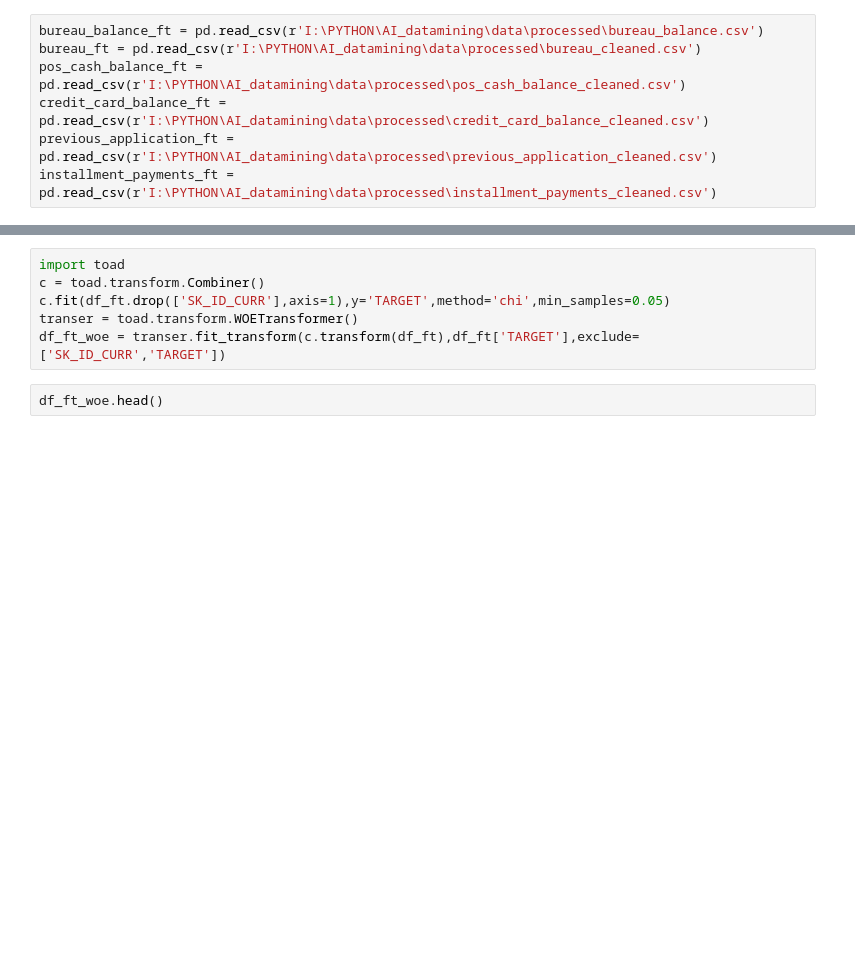
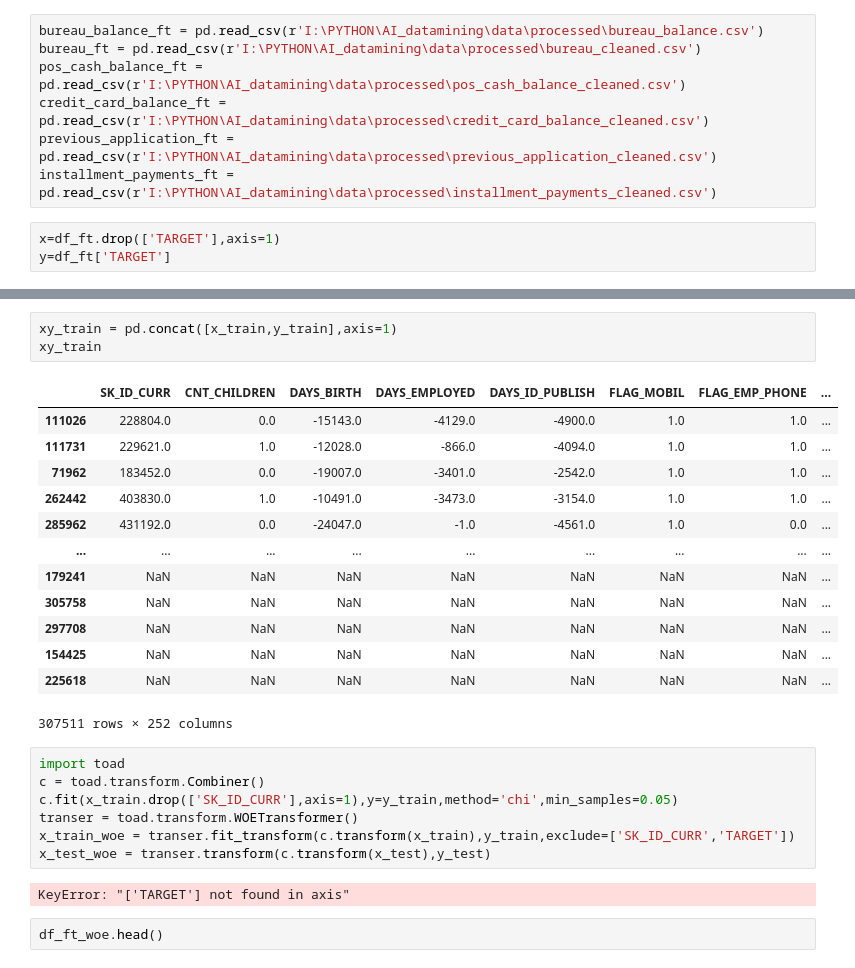
Before and after one commit to hansikpaoeka-cmd/AI_datamining, a Jupyter notebook: src/features/Feature_derivation.ipynb, the cells around one changed output, grey strips where cells are left out. Drawn from its saved outputs; the diff is of its cells as text; blank space fills up the shorter version.

```diff
--- a/src/features/Feature_derivation.ipynb
+++ b/src/features/Feature_derivation.ipynb
@@ -29,4 +29,7 @@ pos_cash_balance_ft = pd.read_csv(r'I:\PYTHON\AI_datamining\data\processed\pos_c
 credit_card_balance_ft = pd.read_csv(r'I:\PYTHON\AI_datamining\data\processed\credit_card_balance_cleaned.csv')
 previous_application_ft = pd.read_csv(r'I:\PYTHON\AI_datamining\data\processed\previous_application_cleaned.csv')
 installment_payments_ft = pd.read_csv(r'I:\PYTHON\AI_datamining\data\processed\installment_payments_cleaned.csv')
+# %%
+x=df_ft.drop(['TARGET'],axis=1)
+y=df_ft['TARGET']
 # %%
@@ -72,9 +57,29 @@ bureau_ft.head(50)
+# %%
+xy_train = pd.concat([x_train,y_train],axis=1)
+xy_train
+# %% [output]
+|  | SK_ID_CURR | CNT_CHILDREN | DAYS_BIRTH | DAYS_EMPLOYED | DAYS_ID_PUBLISH | FLAG_MOBIL | FLAG_EMP_PHONE | ... |
+| 111026 | 228804.0 | 0.0 | -15143.0 | -4129.0 | -4900.0 | 1.0 | 1.0 | ... |
+| 111731 | 229621.0 | 1.0 | -12028.0 | -866.0 | -4094.0 | 1.0 | 1.0 | ... |
+| 71962 | 183452.0 | 0.0 | -19007.0 | -3401.0 | -2542.0 | 1.0 | 1.0 | ... |
+| 262442 | 403830.0 | 1.0 | -10491.0 | -3473.0 | -3154.0 | 1.0 | 1.0 | ... |
+| 285962 | 431192.0 | 0.0 | -24047.0 | -1.0 | -4561.0 | 1.0 | 0.0 | ... |
+| ... | ... | ... | ... | ... | ... | ... | ... | ... |
+| 179241 | NaN | NaN | NaN | NaN | NaN | NaN | NaN | ... |
+| 305758 | NaN | NaN | NaN | NaN | NaN | NaN | NaN | ... |
+| 297708 | NaN | NaN | NaN | NaN | NaN | NaN | NaN | ... |
+| 154425 | NaN | NaN | NaN | NaN | NaN | NaN | NaN | ... |
+| 225618 | NaN | NaN | NaN | NaN | NaN | NaN | NaN | ... |
+307511 rows × 252 columns
 # %%
 import toad
 c = toad.transform.Combiner()
-c.fit(df_ft.drop(['SK_ID_CURR'],axis=1),y='TARGET',method='chi',min_samples=0.05)
+c.fit(x_train.drop(['SK_ID_CURR'],axis=1),y=y_train,method='chi',min_samples=0.05)
 transer = toad.transform.WOETransformer()
-df_ft_woe = transer.fit_transform(c.transform(df_ft),df_ft['TARGET'],exclude=['SK_ID_CURR','TARGET'])
+x_train_woe = transer.fit_transform(c.transform(x_train),y_train,exclude=['SK_ID_CURR','TARGET'])
+x_test_woe = transer.transform(c.transform(x_test),y_test)
+# %% [output]
+KeyError: "['TARGET'] not found in axis"
 # %%
 df_ft_woe.head()
 # %% [output]
```
Also changed, not shown: parts of 9 cells of this notebook.
